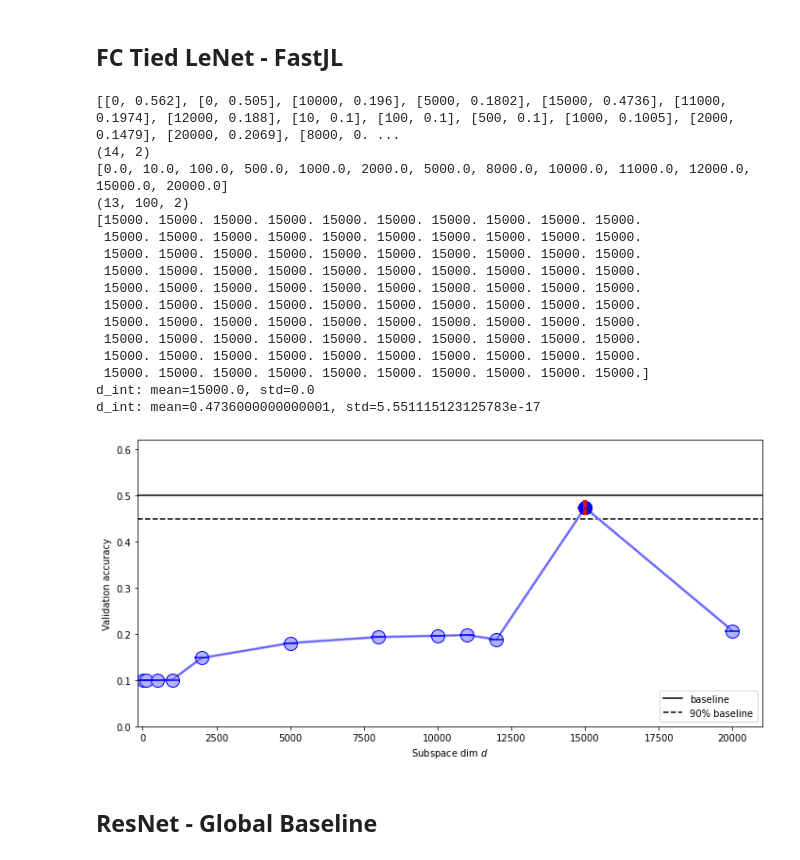
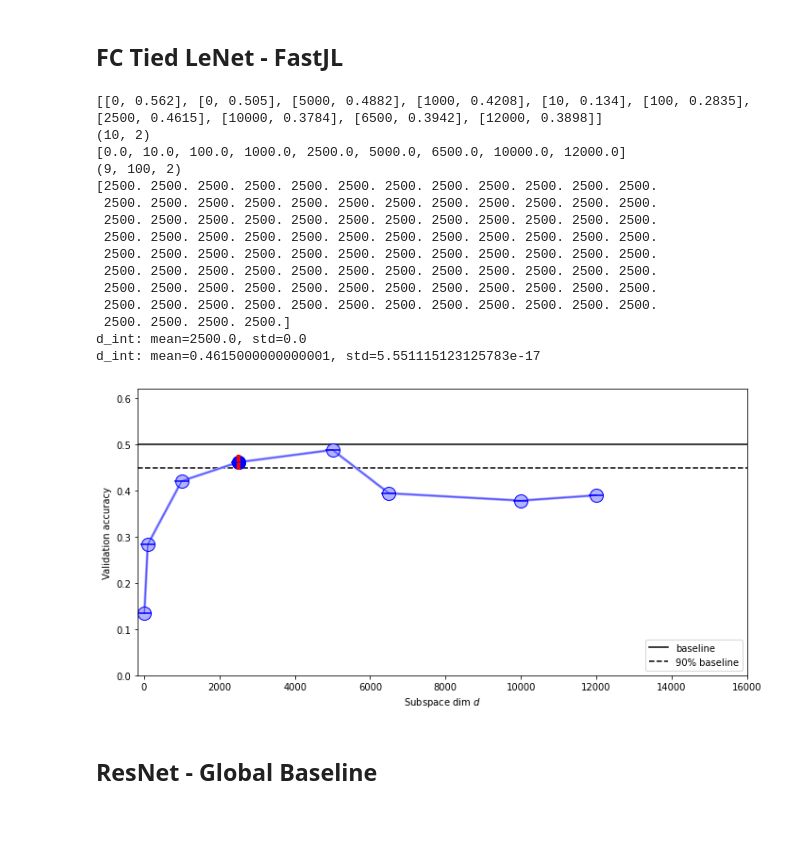
Before and after one commit to AntoAndGar/Intrinsic-Dimension, a Jupyter notebook: id_plots.ipynb, the cells around one changed output. Saved outputs shown, nothing was run; the diff lists cells and outputs as text; code cells hidden in the pictures; blank space fills up the shorter version.

```diff
--- a/id_plots.ipynb
+++ b/id_plots.ipynb
@@ -762,25 +760,24 @@ for k,v in data.items():
         data_fc_tied_lenet_fastjl_cifar.append([v['intrinsic_dimension'],v['best_accuracy']])
 # %%
 unique_dim, acc_mean, acc_std, acc_solved_mean, acc_solved_std, dim_solved_mean, dim_solved_std = format_data(data_fc_tied_lenet_fastjl_cifar, baseline=BASELINE)
-plot_perf_with_std(unique_dim, acc_mean, acc_std, acc_solved_mean, acc_solved_std, dim_solved_mean,dim_solved_std, baseline=BASELINE, logx=False,xlim_v=[-170,21000], ylim_v=[0,0.62], saveas='')
+plot_perf_with_std(unique_dim, acc_mean, acc_std, acc_solved_mean, acc_solved_std, dim_solved_mean,dim_solved_std, baseline=BASELINE, logx=False,xlim_v=[-170,16000], ylim_v=[0,0.62], saveas='')
 # %% [output]
-[[0, 0.562], [0, 0.505], [10000, 0.196], [5000, 0.1802], [15000, 0.4736], [11000, 0.1974], [12000, 0.188], [10, 0.1], [100, 0.1], [500, 0.1], [1000, 0.1005], [2000, 0.1479], [20000, 0.2069], [8000, 0. ...
-(14, 2)
-[0.0, 10.0, 100.0, 500.0, 1000.0, 2000.0, 5000.0, 8000.0, 10000.0, 11000.0, 12000.0, 15000.0, 20000.0]
-(13, 100, 2)
-[15000. 15000. 15000. 15000. 15000. 15000. 15000. 15000. 15000. 15000.
- 15000. 15000. 15000. 15000. 15000. 15000. 15000. 15000. 15000. 15000.
- 15000. 15000. 15000. 15000. 15000. 15000. 15000. 15000. 15000. 15000.
- 15000. 15000. 15000. 15000. 15000. 15000. 15000. 15000. 15000. 15000.
- 15000. 15000. 15000. 15000. 15000. 15000. 15000. 15000. 15000. 15000.
- 15000. 15000. 15000. 15000. 15000. 15000. 15000. 15000. 15000. 15000.
- 15000. 15000. 15000. 15000. 15000. 15000. 15000. 15000. 15000. 15000.
- 15000. 15000. 15000. 15000. 15000. 15000. 15000. 15000. 15000. 15000.
- 15000. 15000. 15000. 15000. 15000. 15000. 15000. 15000. 15000. 15000.
- 15000. 15000. 15000. 15000. 15000. 15000. 15000. 15000. 15000. 15000.]
-d_int: mean=15000.0, std=0.0
-d_int: mean=0.4736000000000001, std=5.551115123125783e-17
+[[0, 0.562], [0, 0.505], [5000, 0.4882], [1000, 0.4208], [10, 0.134], [100, 0.2835], [2500, 0.4615], [10000, 0.3784], [6500, 0.3942], [12000, 0.3898]]
+(10, 2)
+[0.0, 10.0, 100.0, 1000.0, 2500.0, 5000.0, 6500.0, 10000.0, 12000.0]
+(9, 100, 2)
+[2500. 2500. 2500. 2500. 2500. 2500. 2500. 2500. 2500. 2500. 2500. 2500.
+ 2500. 2500. 2500. 2500. 2500. 2500. 2500. 2500. 2500. 2500. 2500. 2500.
+ 2500. 2500. 2500. 2500. 2500. 2500. 2500. 2500. 2500. 2500. 2500. 2500.
+ 2500. 2500. 2500. 2500. 2500. 2500. 2500. 2500. 2500. 2500. 2500. 2500.
+ 2500. 2500. 2500. 2500. 2500. 2500. 2500. 2500. 2500. 2500. 2500. 2500.
+ 2500. 2500. 2500. 2500. 2500. 2500. 2500. 2500. 2500. 2500. 2500. 2500.
+ 2500. 2500. 2500. 2500. 2500. 2500. 2500. 2500. 2500. 2500. 2500. 2500.
+ 2500. 2500. 2500. 2500. 2500. 2500. 2500. 2500. 2500. 2500. 2500. 2500.
+ 2500. 2500. 2500. 2500.]
+d_int: mean=2500.0, std=0.0
+d_int: mean=0.4615000000000001, std=5.551115123125783e-17
-[figure, old version]
+[figure, new version]
 # %% [markdown]
 ## ResNet - Global Baseline
 # %%
```
Also changed, not shown: parts of 19 cells of this notebook, 20 other files.
